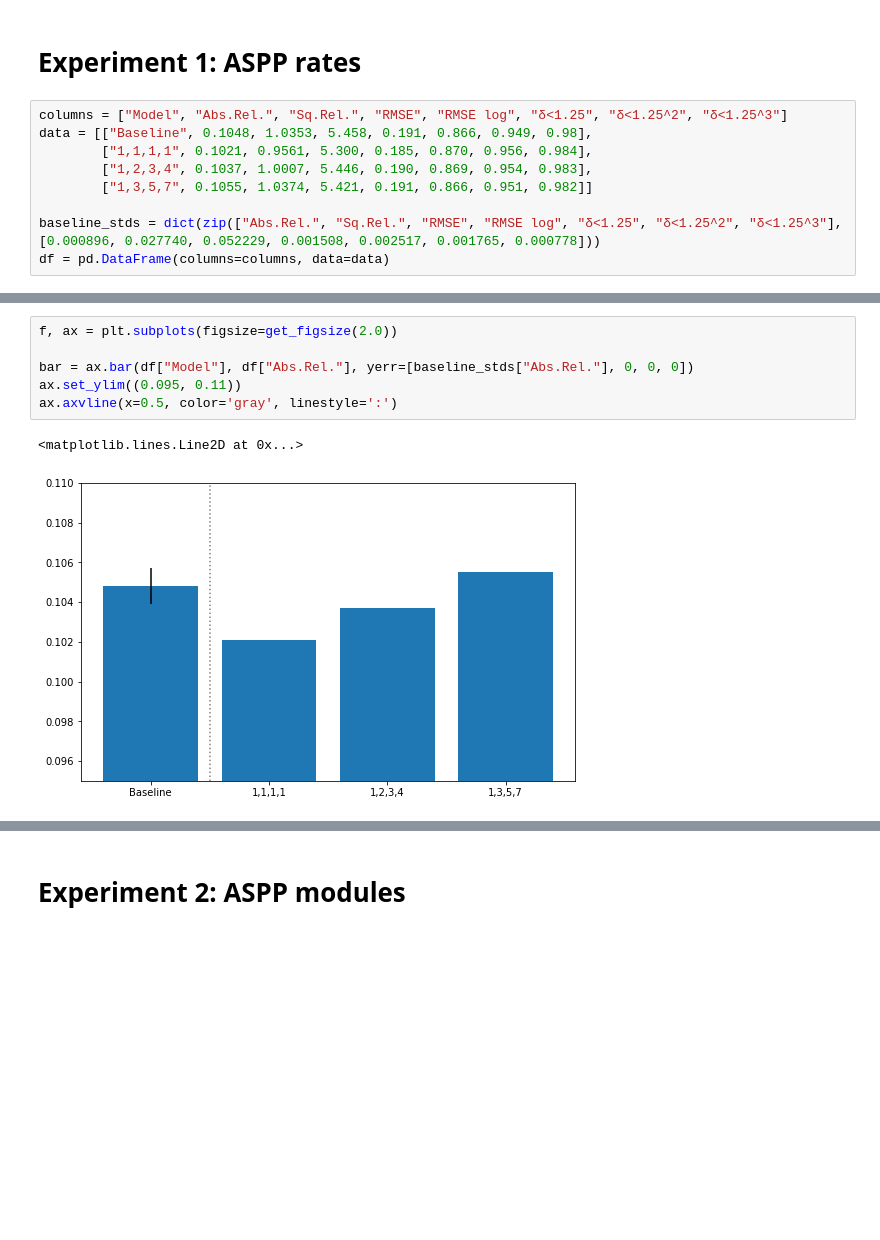
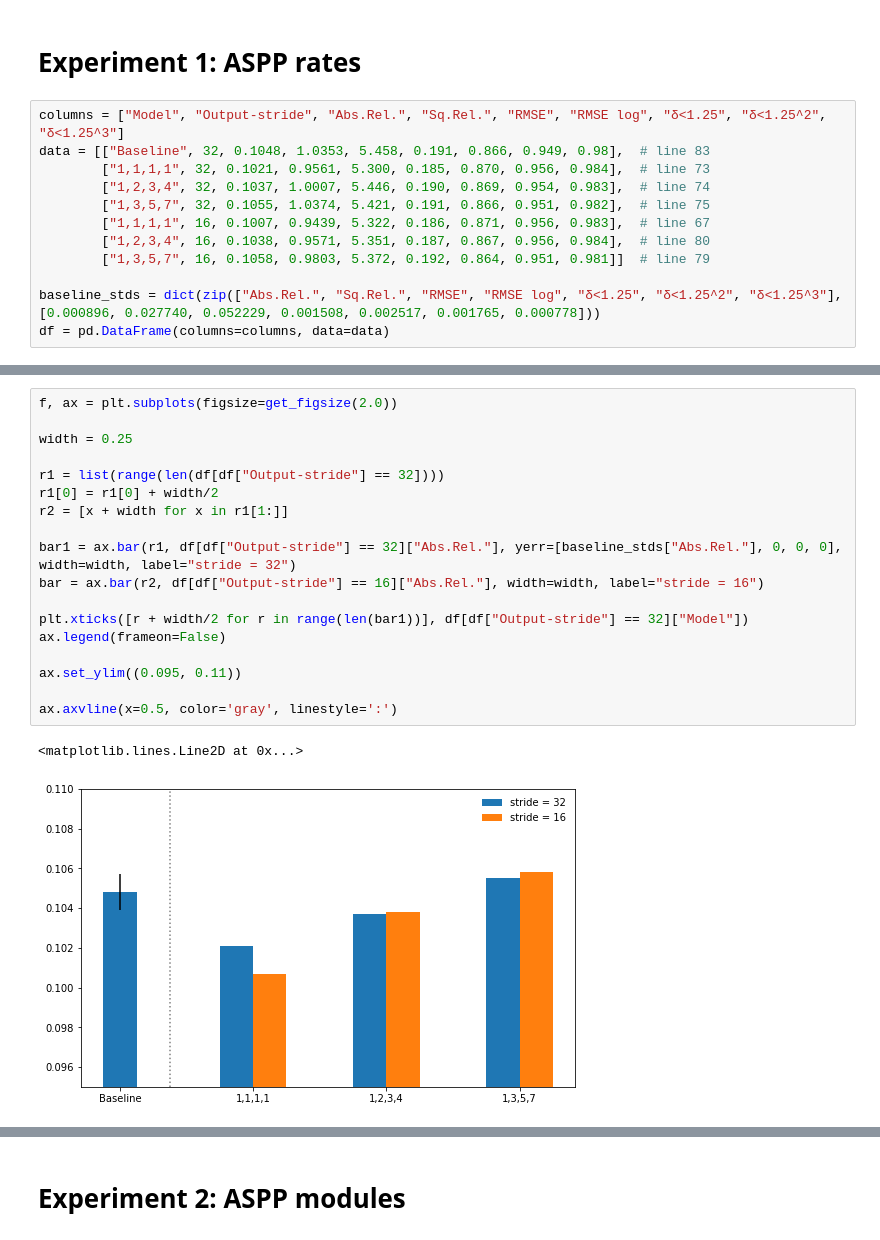
Before and after one commit to braun-steven/atrous-monodepth, a Jupyter notebook: notebooks/Results.ipynb, the cells around one changed output, grey strips where cells are left out. Saved outputs shown, nothing was run; the diff lists cells and outputs as text; blank space fills up the shorter version.

Commit message:
Add output-stride 16 and num params to plot

```diff
--- a/notebooks/Results.ipynb
+++ b/notebooks/Results.ipynb
@@ -22,11 +22,14 @@ def get_figsize(wf=0.5, hf=(5.**0.5-1.0)/2.0, columnwidth=320.39525):
 # %% [markdown]
 # Experiment 1: ASPP rates
 # %%
-columns = ["Model", "Abs.Rel.", "Sq.Rel.", "RMSE", "RMSE log", "δ<1.25", "δ<1.25^2", "δ<1.25^3"]
-data = [["Baseline", 0.1048, 1.0353, 5.458, 0.191, 0.866, 0.949, 0.98],
-        ["1,1,1,1", 0.1021, 0.9561, 5.300, 0.185, 0.870, 0.956, 0.984],
-        ["1,2,3,4", 0.1037, 1.0007, 5.446, 0.190, 0.869, 0.954, 0.983],
-        ["1,3,5,7", 0.1055, 1.0374, 5.421, 0.191, 0.866, 0.951, 0.982]]
+columns = ["Model", "Output-stride", "Abs.Rel.", "Sq.Rel.", "RMSE", "RMSE log", "δ<1.25", "δ<1.25^2", "δ<1.25^3"]
+data = [["Baseline", 32, 0.1048, 1.0353, 5.458, 0.191, 0.866, 0.949, 0.98],  # line 83
+        ["1,1,1,1", 32, 0.1021, 0.9561, 5.300, 0.185, 0.870, 0.956, 0.984],  # line 73
+        ["1,2,3,4", 32, 0.1037, 1.0007, 5.446, 0.190, 0.869, 0.954, 0.983],  # line 74
+        ["1,3,5,7", 32, 0.1055, 1.0374, 5.421, 0.191, 0.866, 0.951, 0.982],  # line 75
+        ["1,1,1,1", 16, 0.1007, 0.9439, 5.322, 0.186, 0.871, 0.956, 0.983],  # line 67
+        ["1,2,3,4", 16, 0.1038, 0.9571, 5.351, 0.187, 0.867, 0.956, 0.984],  # line 80
+        ["1,3,5,7", 16, 0.1058, 0.9803, 5.372, 0.192, 0.864, 0.951, 0.981]]  # line 79
 
 baseline_stds = dict(zip(["Abs.Rel.", "Sq.Rel.", "RMSE", "RMSE log", "δ<1.25", "δ<1.25^2", "δ<1.25^3"],[0.000896, 0.027740, 0.052229, 0.001508, 0.002517, 0.001765, 0.000778]))
 df = pd.DataFrame(columns=columns, data=data)
@@ -33,9 +48,21 @@ df = pd.DataFrame(columns=columns, data=data)
 # %%
 f, ax = plt.subplots(figsize=get_figsize(2.0))
 
-bar = ax.bar(df["Model"], df["Abs.Rel."], yerr=[baseline_stds["Abs.Rel."], 0, 0, 0])
+width = 0.25
+
+r1 = list(range(len(df[df["Output-stride"] == 32])))
+r1[0] = r1[0] + width/2
+r2 = [x + width for x in r1[1:]]
+
+bar1 = ax.bar(r1, df[df["Output-stride"] == 32]["Abs.Rel."], yerr=[baseline_stds["Abs.Rel."], 0, 0, 0], width=width, label="stride = 32")
+bar = ax.bar(r2, df[df["Output-stride"] == 16]["Abs.Rel."], width=width, label="stride = 16")
+
+plt.xticks([r + width/2 for r in range(len(bar1))], df[df["Output-stride"] == 32]["Model"])
+ax.legend(frameon=False)
+
 ax.set_ylim((0.095, 0.11))
+
 ax.axvline(x=0.5, color='gray', linestyle=':')
 # %% [output]
 <matplotlib.lines.Line2D at 0x...>
-[figure, old version]
+[figure, new version]
```
Also changed, not shown: parts of 5 cells of this notebook.
